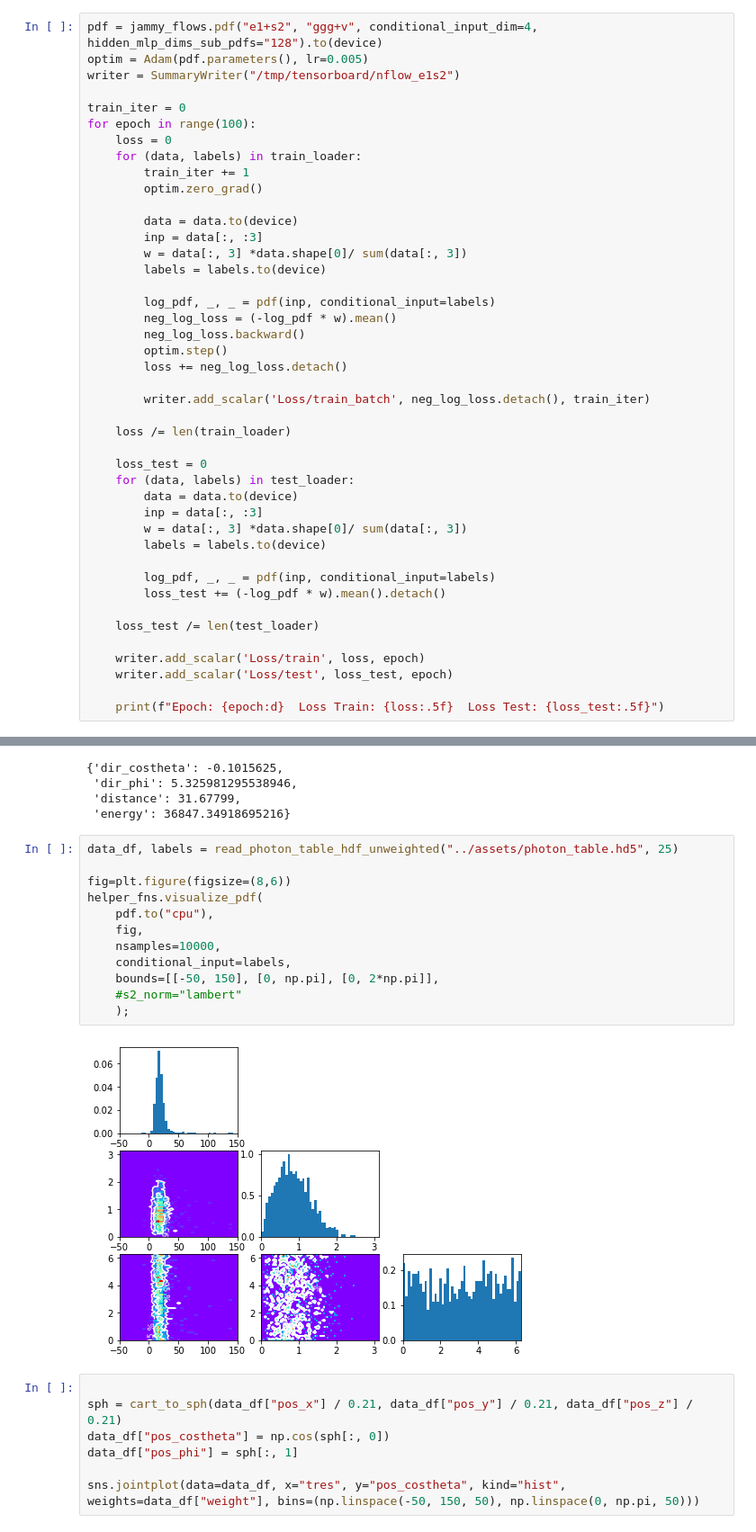
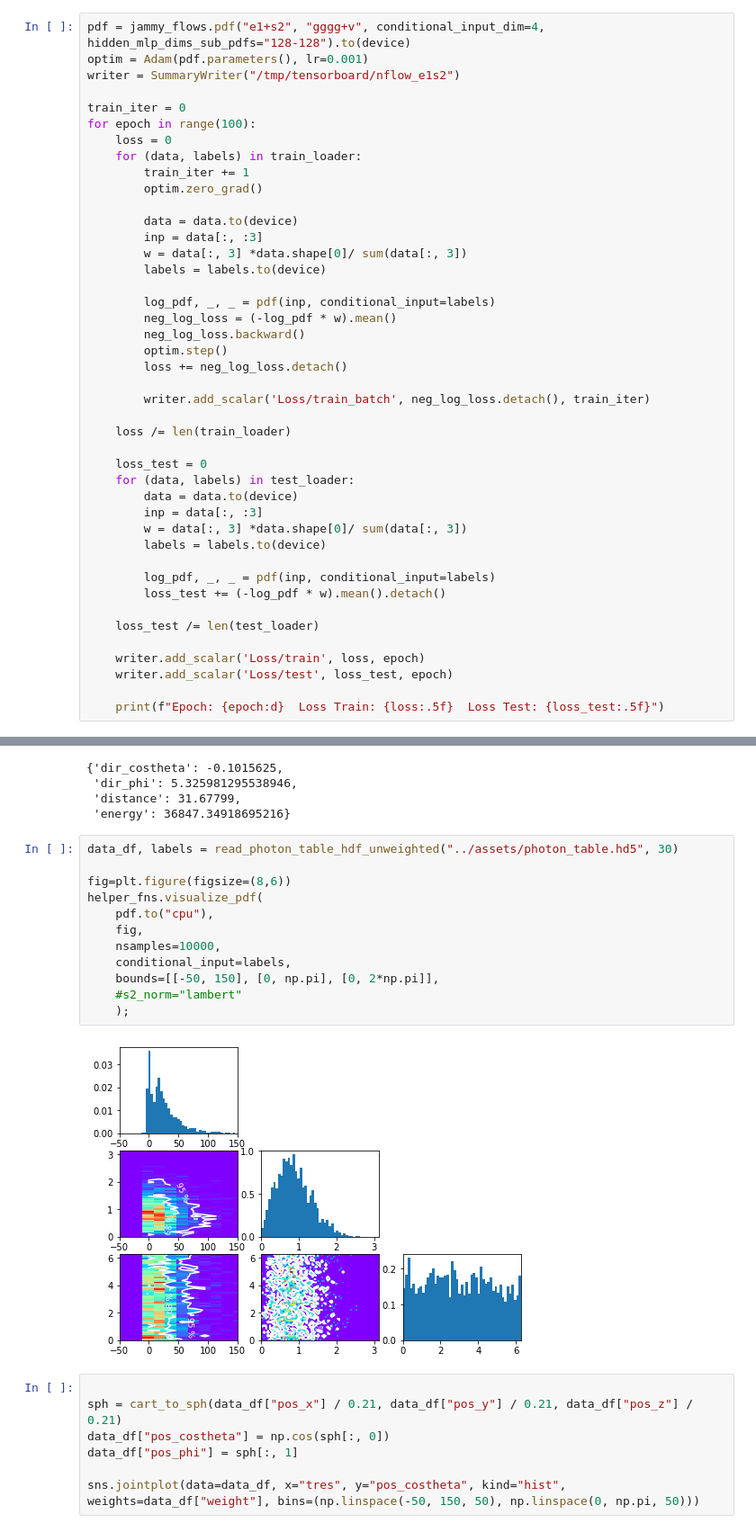
Before and after one commit to chrhck/NeutrinoTelescopes, a Jupyter notebook: notebooks/fit_normalizing_flow.ipynb, the cells around one changed output, grey strips where cells are left out. Shown at 90% size. Drawn from its saved outputs; the diff is of its cells as text.

```diff
--- a/notebooks/fit_normalizing_flow.ipynb
+++ b/notebooks/fit_normalizing_flow.ipynb
@@ -307,8 +314,8 @@ tensor([[ 2.8863e+00,  1.0277e+00,  2.7814e+00,  2.1971e-07],
         [-2.2804e+00,  1.0640e+00,  2.3908e+00,  7.2874e-11]],
        dtype=torch.float64)
 # %%
-pdf = jammy_flows.pdf("e1+s2", "ggg+v", conditional_input_dim=4, hidden_mlp_dims_sub_pdfs="128").to(device)
-optim = Adam(pdf.parameters(), lr=0.005)
+pdf = jammy_flows.pdf("e1+s2", "gggg+v", conditional_input_dim=4, hidden_mlp_dims_sub_pdfs="128-128").to(device)
+optim = Adam(pdf.parameters(), lr=0.001)
 writer = SummaryWriter("/tmp/tensorboard/nflow_e1s2")
 
 train_iter = 0
@@ -360,19 +370,19 @@ labels
  'distance': 31.67799,
  'energy': 36847.34918695216}
 # %%
-data_df, labels = read_photon_table_hdf_unweighted("../assets/photon_table.hd5", 25)
+data_df, labels = read_photon_table_hdf_unweighted("../assets/photon_table.hd5", 30)
 
 fig=plt.figure(figsize=(8,6))
 helper_fns.visualize_pdf(
     pdf.to("cpu"),
     fig,
     nsamples=10000,
     conditional_input=labels,
     bounds=[[-50, 150], [0, np.pi], [0, 2*np.pi]],
     #s2_norm="lambert"
     );
 # %% [output]
-[figure, old version]
+[figure, new version]
 # %%
 
 sph = cart_to_sph(data_df["pos_x"] / 0.21, data_df["pos_y"] / 0.21, data_df["pos_z"] / 0.21)
```
Also changed, not shown: parts of 4 cells of this notebook.
